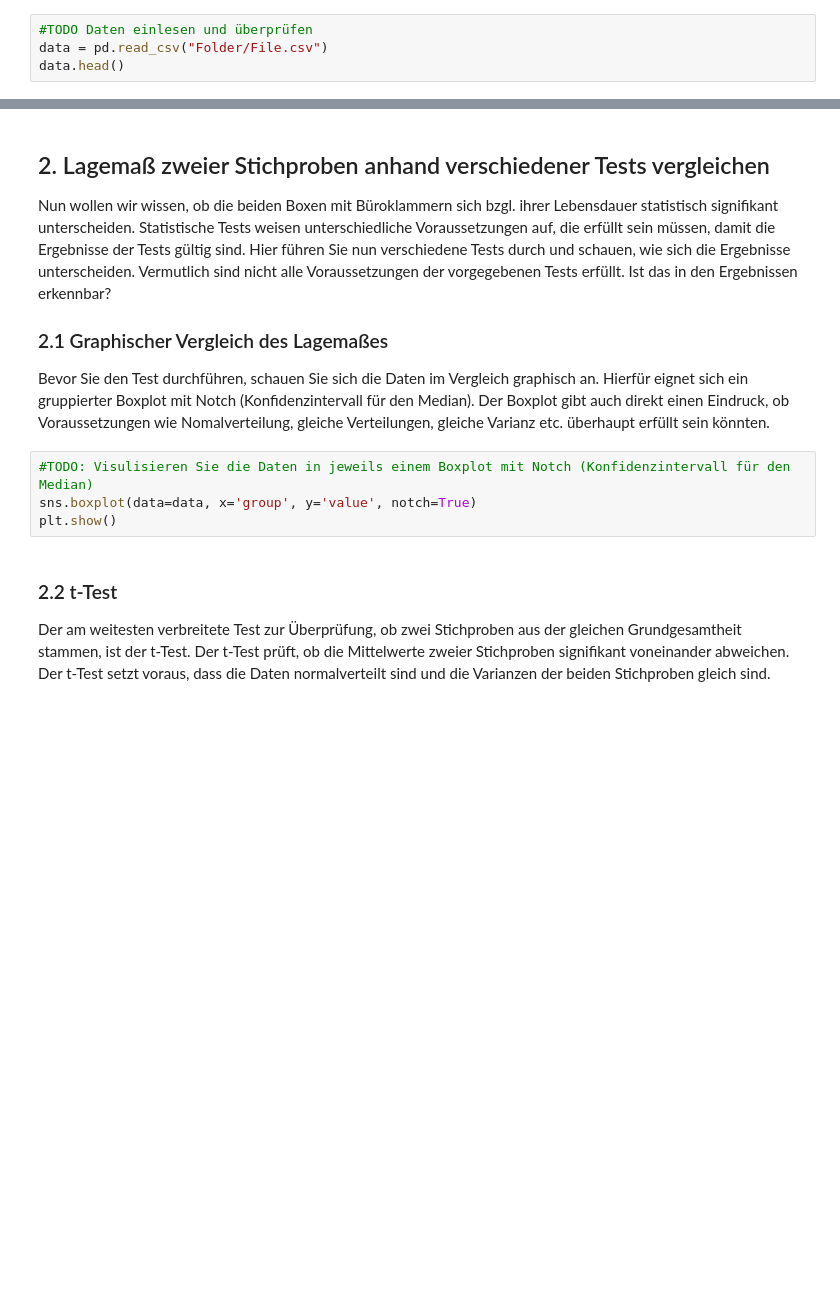
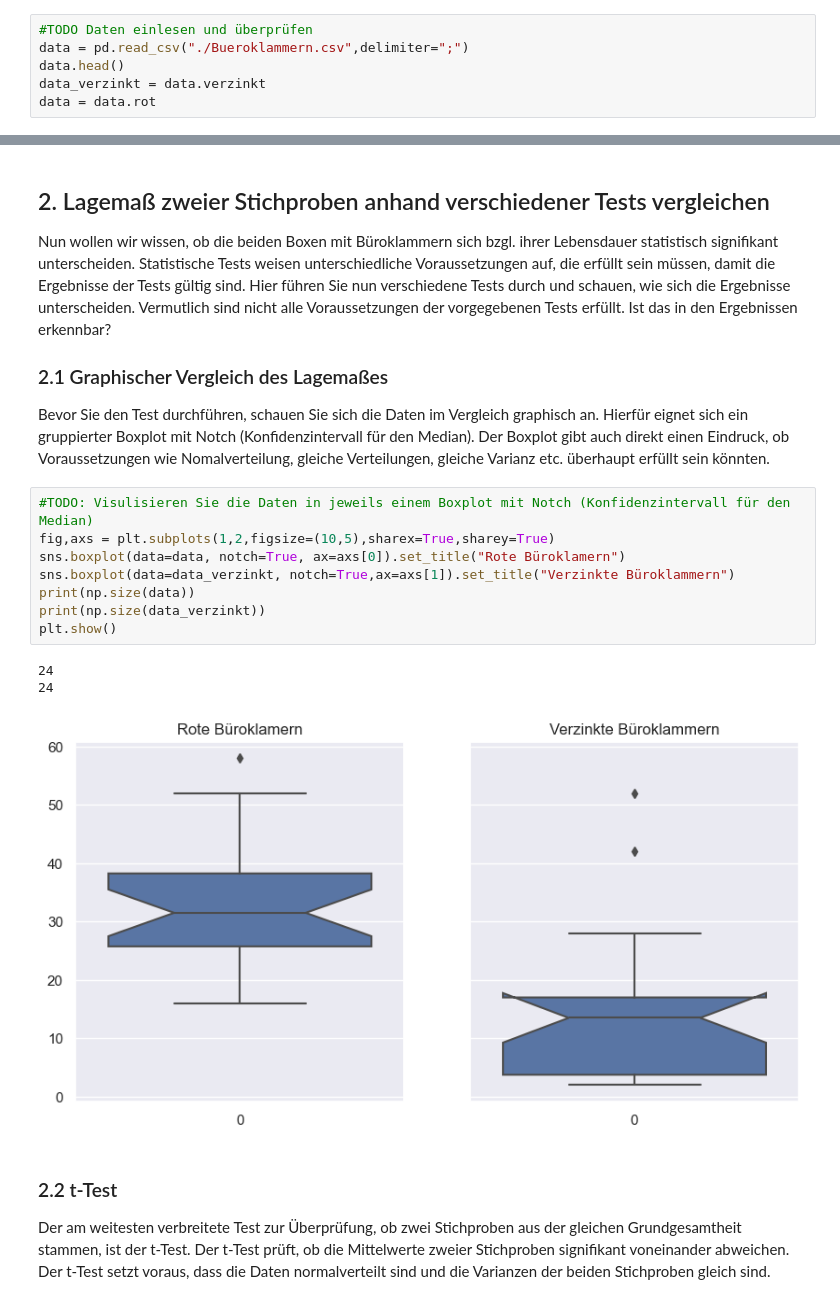
Before and after one commit to NicolasPawelka/Home, a Jupyter notebook: Sem7/DAT/4_Verteilungen_und_Inferenz.ipynb, the cells around one changed output, grey strips where cells are left out. Drawn from its saved outputs; the diff is of its cells as text; blank space fills up the shorter version.

```diff
--- a/Sem7/DAT/4_Verteilungen_und_Inferenz.ipynb
+++ b/Sem7/DAT/4_Verteilungen_und_Inferenz.ipynb
@@ -44,8 +44,10 @@ Statistische Methoden weisen meist Voraussetzungen auf, die erfüllt sein müsse
 2. Grafische Prüfung und evtl. statistischer Test, um zu sehen, ob die Daten der überlegten Verteilung folgen könnten
 # %%
 #TODO Daten einlesen und überprüfen
-data = pd.read_csv("Folder/File.csv")
+data = pd.read_csv("./Bueroklammern.csv",delimiter=";")
 data.head()
+data_verzinkt = data.verzinkt
+data = data.rot
 # %% [markdown]
 ### 1.1 Grafische Prüfung auf Normalverteilung
 
@@ -101,8 +114,16 @@ Nun wollen wir wissen, ob die beiden Boxen mit Büroklammern sich bzgl. ihrer Le
 Bevor Sie den Test durchführen, schauen Sie sich die Daten im Vergleich graphisch an. Hierfür eignet sich ein gruppierter Boxplot mit Notch (Konfidenzintervall für den Median). Der Boxplot gibt auch direkt einen Eindruck, ob Voraussetzungen wie Nomalverteilung, gleiche Verteilungen, gleiche Varianz etc. überhaupt erfüllt sein könnten.
 # %%
 #TODO: Visulisieren Sie die Daten in jeweils einem Boxplot mit Notch (Konfidenzintervall für den Median)
-sns.boxplot(data=data, x='group', y='value', notch=True)
+fig,axs = plt.subplots(1,2,figsize=(10,5),sharex=True,sharey=True)
+sns.boxplot(data=data, notch=True, ax=axs[0]).set_title("Rote Büroklamern")
+sns.boxplot(data=data_verzinkt, notch=True,ax=axs[1]).set_title("Verzinkte Büroklammern")
+print(np.size(data))
+print(np.size(data_verzinkt))
 plt.show()
+# %% [output]
+24
+24
+[figure, added]
 # %% [markdown]
 
 ### 2.2 t-Test
```
Also changed, not shown: parts of 7 cells of this notebook, 4 other files.
